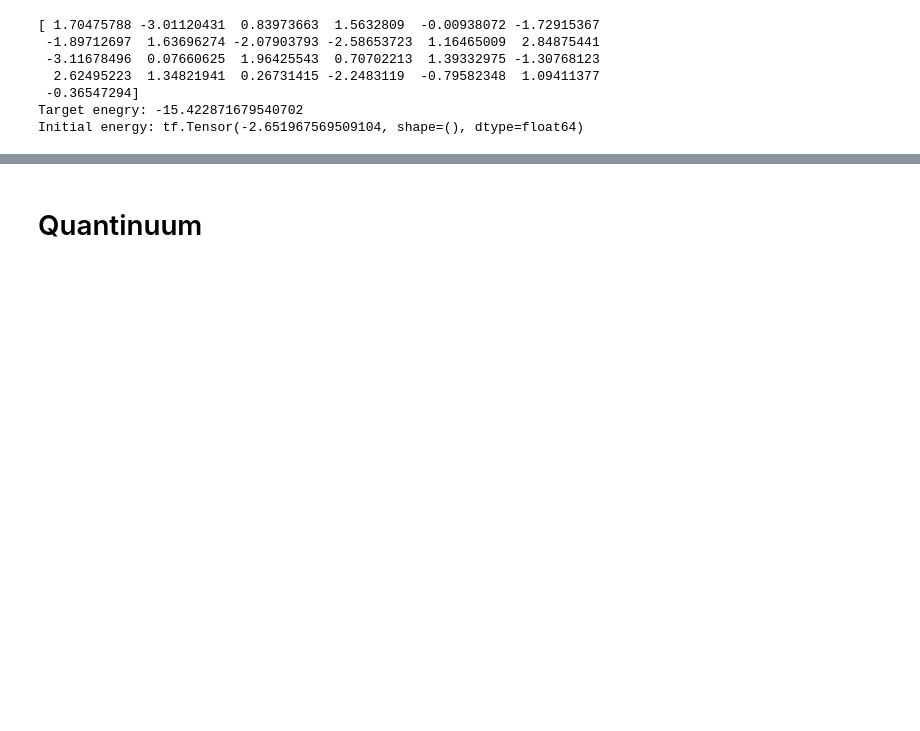
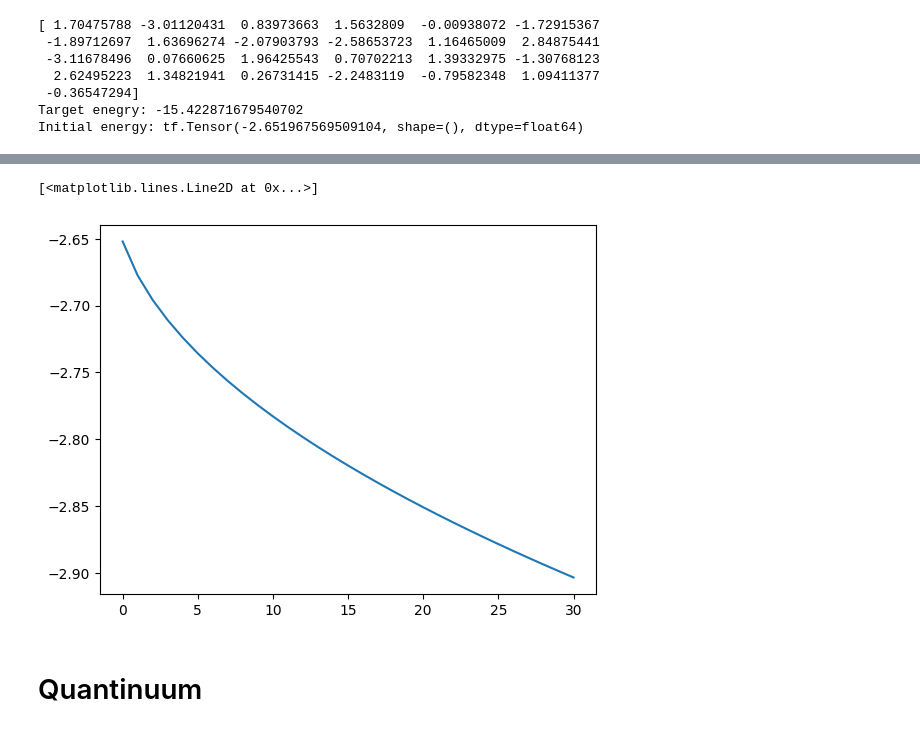
Before and after one commit to qiboteam/boostvqe, a Jupyter notebook: quanitnuum.ipynb, the cells around one changed output, grey strips where cells are left out. Cells and saved outputs as stored; diff of their text form; code cells hidden in the pictures; blank space fills up the shorter version.

```diff
--- a/quanitnuum.ipynb
+++ b/quanitnuum.ipynb
@@ -180,0 +214,5 @@ KeyboardInterrupt:
+# %%
+plt.plot(loss_history)
+# %% [output]
+[<matplotlib.lines.Line2D at 0x...>]
+[figure, added]
```
Also changed, not shown: parts of 25 cells of this notebook.
